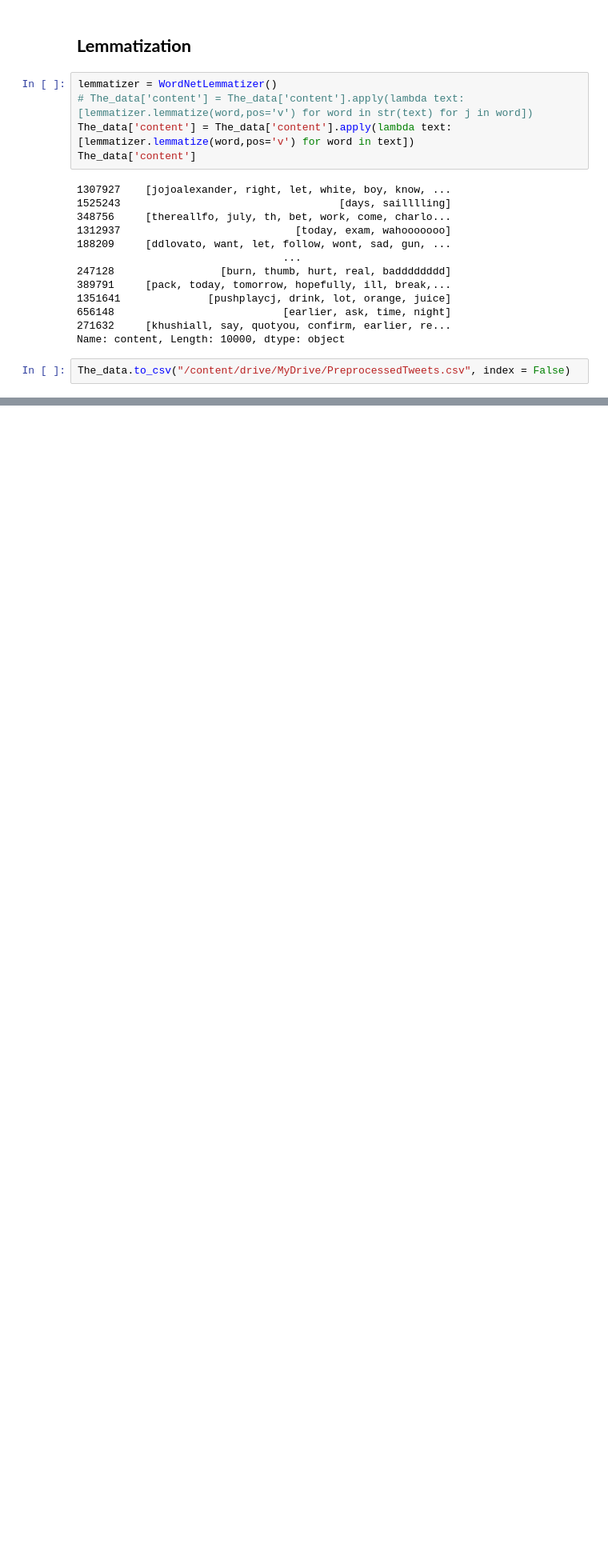
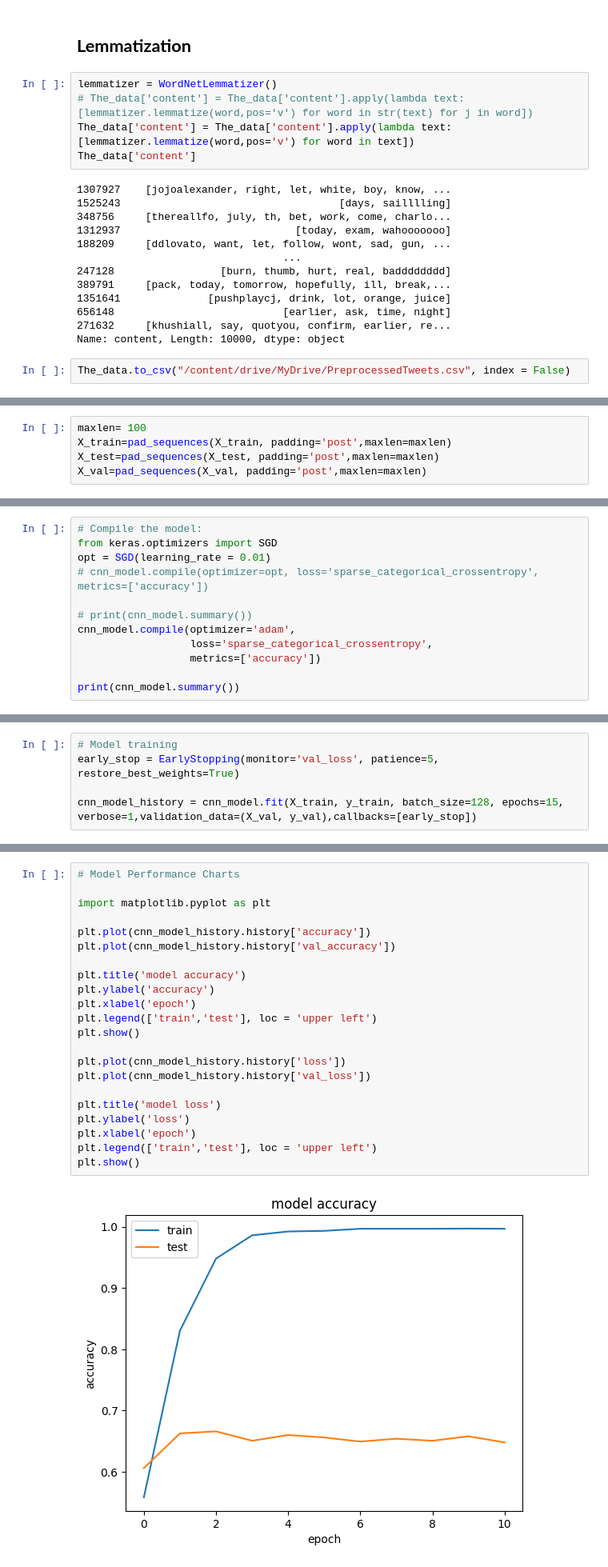
Before and after one commit to shruti-madhav/Sentiment_Analysis, a Jupyter notebook: Sentimnt_Analysis.ipynb, the cells around one changed output, grey strips where cells are left out. Shown at 80% size. Saved outputs shown, nothing was run; the diff lists cells and outputs as text; blank space fills up the shorter version.

Commit message:
CNN Model

```diff
--- a/Sentimnt_Analysis.ipynb
+++ b/Sentimnt_Analysis.ipynb
@@ -443,0 +489,5 @@ The_preprocessed_data.head()
+# %%
+maxlen= 100
+X_train=pad_sequences(X_train, padding='post',maxlen=maxlen)
+X_test=pad_sequences(X_test, padding='post',maxlen=maxlen)
+X_val=pad_sequences(X_val, padding='post',maxlen=maxlen)
@@ -443,0 +513,12 @@ The_preprocessed_data.head()
+# %%
+# Compile the model:
+from keras.optimizers import SGD
+opt = SGD(learning_rate = 0.01)
+# cnn_model.compile(optimizer=opt, loss='sparse_categorical_crossentropy', metrics=['accuracy'])
+
+# print(cnn_model.summary())
+cnn_model.compile(optimizer='adam',
+                  loss='sparse_categorical_crossentropy',
+                  metrics=['accuracy'])
+
+print(cnn_model.summary())
@@ -443,0 +543,5 @@ The_preprocessed_data.head()
+# %%
+# Model training
+early_stop = EarlyStopping(monitor='val_loss', patience=5, restore_best_weights=True)
+
+cnn_model_history = cnn_model.fit(X_train, y_train, batch_size=128, epochs=15, verbose=1,validation_data=(X_val, y_val),callbacks=[early_stop])
@@ -443,0 +577,24 @@ The_preprocessed_data.head()
+# %%
+# Model Performance Charts
+
+import matplotlib.pyplot as plt
+
+plt.plot(cnn_model_history.history['accuracy'])
+plt.plot(cnn_model_history.history['val_accuracy'])
+
+plt.title('model accuracy')
+plt.ylabel('accuracy')
+plt.xlabel('epoch')
+plt.legend(['train','test'], loc = 'upper left')
+plt.show()
+
+plt.plot(cnn_model_history.history['loss'])
+plt.plot(cnn_model_history.history['val_loss'])
+
+plt.title('model loss')
+plt.ylabel('loss')
+plt.xlabel('epoch')
+plt.legend(['train','test'], loc = 'upper left')
+plt.show()
+# %% [output]
+[figure, added]
```
Also changed, not shown: parts of 20 cells of this notebook.
